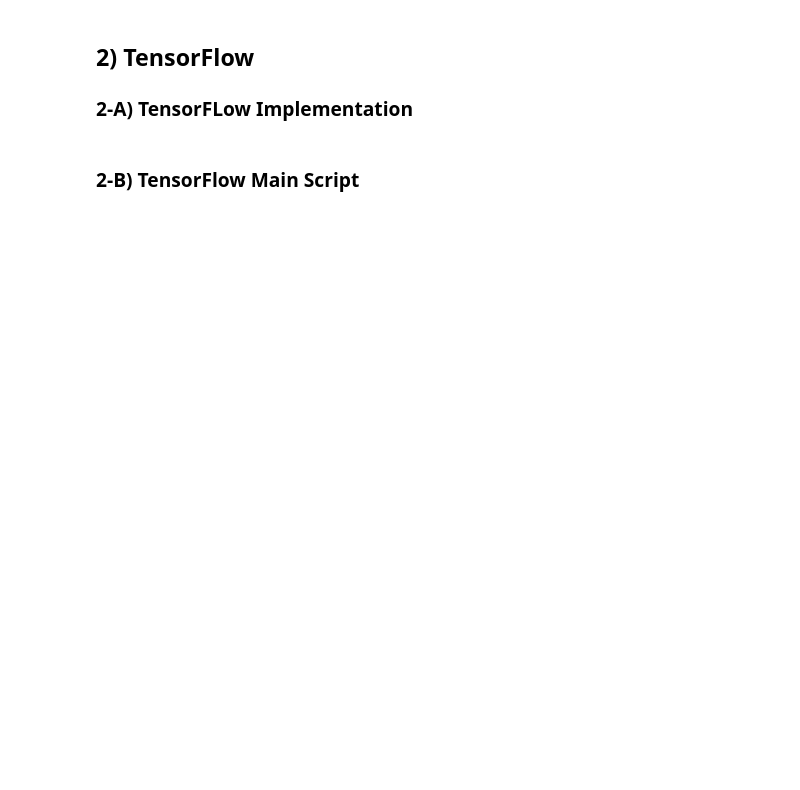
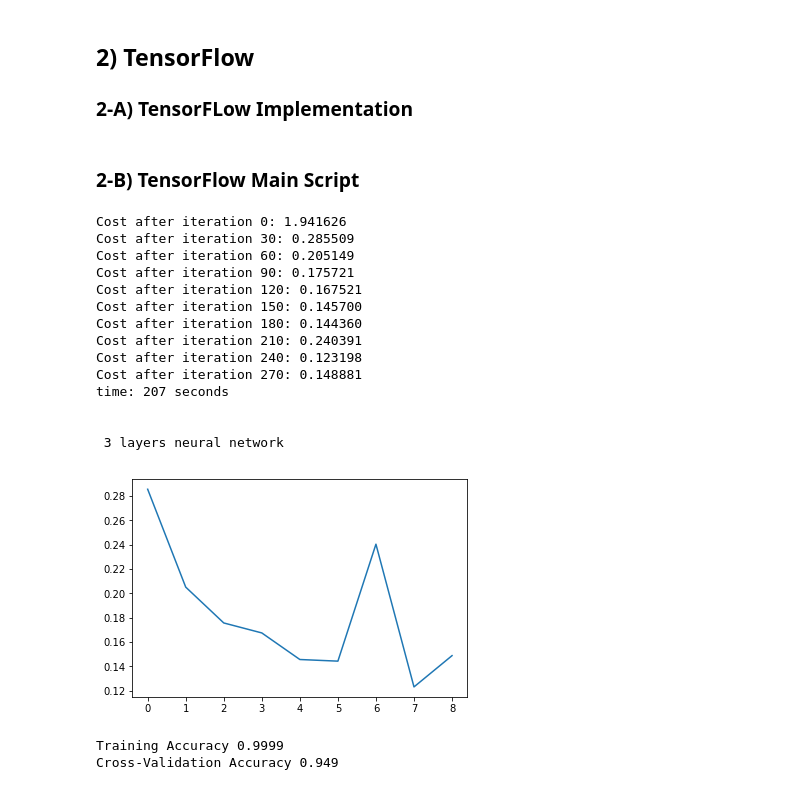
Before and after one commit to Bertoni9/MNIST-Project, a Jupyter notebook: notebook.ipynb, the cells around one changed output. Drawn from its saved outputs; the diff is of its cells as text; code cells hidden in the pictures; blank space fills up the shorter version.

```diff
--- a/notebook.ipynb
+++ b/notebook.ipynb
@@ -492,34 +511,51 @@ init = tf.global_variables_initializer()
 with tf.Session().as_default() as sess:
     sess.run(init)
     writer = tf.summary.FileWriter('./graphs', sess.graph)
     # (tensorboard --logdir="./graphs")
-    ep_cost = 0
+
     for epoch in range(n_epochs):
-
         epoch_cost = 0
         minibatches = random_mini_batches(X_train, Y_train, num_minibatches)
+
         for mb in minibatches:
             (mb_X, mb_Y) = mb
             _, mb_cost = sess.run([optimizer, cost], feed_dict = {X:mb_X, Y:mb_Y})
 
             epoch_cost += mb_cost/num_minibatches
-
 
         if epoch % (n_epochs//10) == 0:
             print("Cost after iteration %i: %f" %(epoch, epoch_cost))
             costs.append(epoch_cost)
 
 end = time.time()
 print("time: " + str(int(end-start))+" seconds \n")
 print("\n %i layers neural network" %(len(hidden_layers)+1))
 plt.figure(2)
-plt.plot(np.squeeze(costs))
+plt.plot(np.squeeze(costs[1:]))
 plt.show()
 
 with sess.as_default():
     correct_prediction =  tf.equal(tf.argmax(Z3), tf.argmax(Y))
     accuracy = tf.reduce_mean(tf.cast(correct_prediction, "float"))
     print("Training Accuracy", accuracy.eval({X:X_train, Y:Y_train}))
     print("Cross-Validation Accuracy", accuracy.eval({X:X_val, Y:Y_val}))
 
     trained_params = sess.run(params) #it returns numpy array
+# %% [output]
+Cost after iteration 0: 1.941626
+Cost after iteration 30: 0.285509
+Cost after iteration 60: 0.205149
+Cost after iteration 90: 0.175721
+Cost after iteration 120: 0.167521
+Cost after iteration 150: 0.145700
+Cost after iteration 180: 0.144360
+Cost after iteration 210: 0.240391
+Cost after iteration 240: 0.123198
+Cost after iteration 270: 0.148881
+time: 207 seconds
+
+
+ 3 layers neural network
+[figure, added]
+Training Accuracy 0.9999
+Cross-Validation Accuracy 0.949
```
Also changed, not shown: parts of 2 cells of this notebook.
